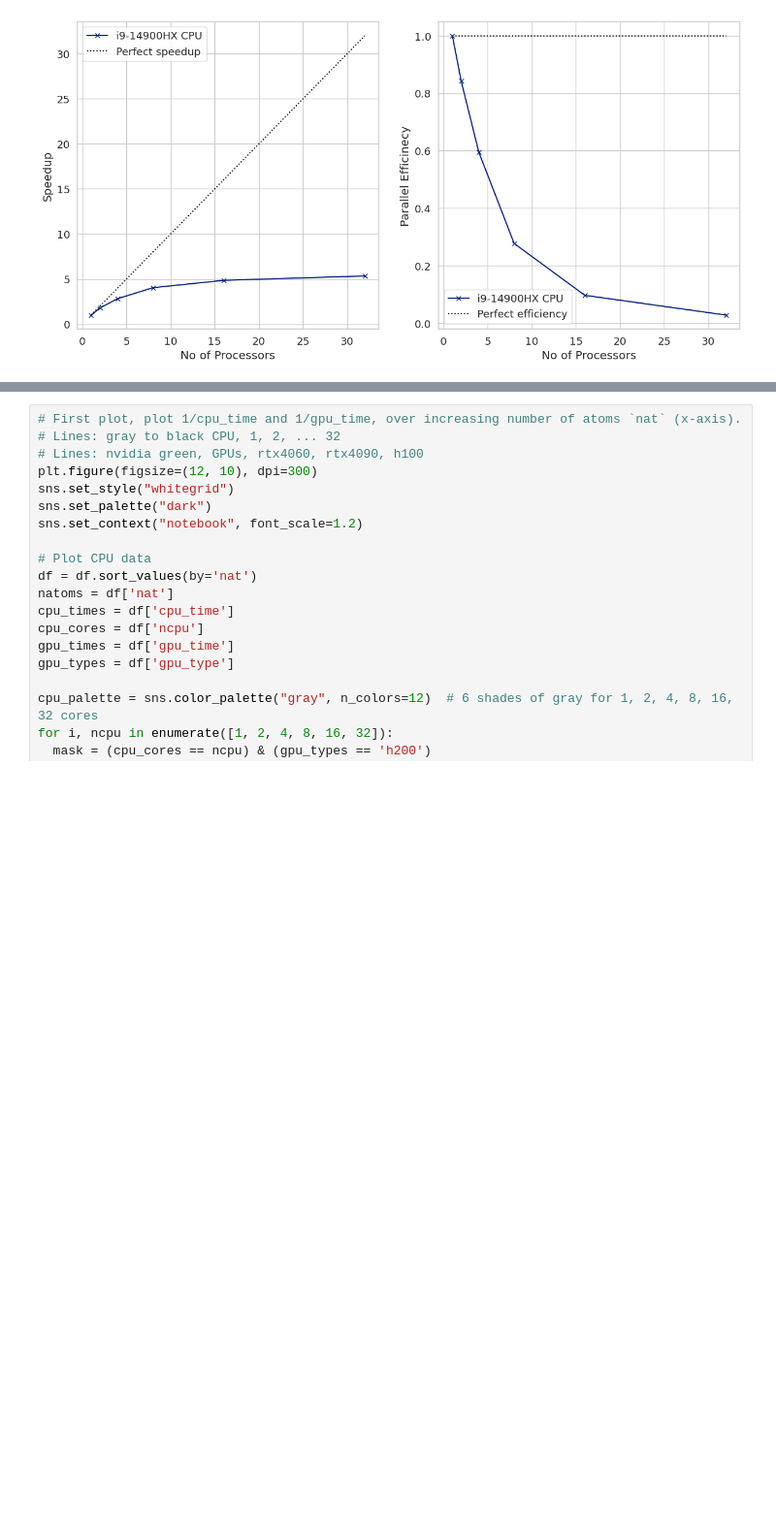
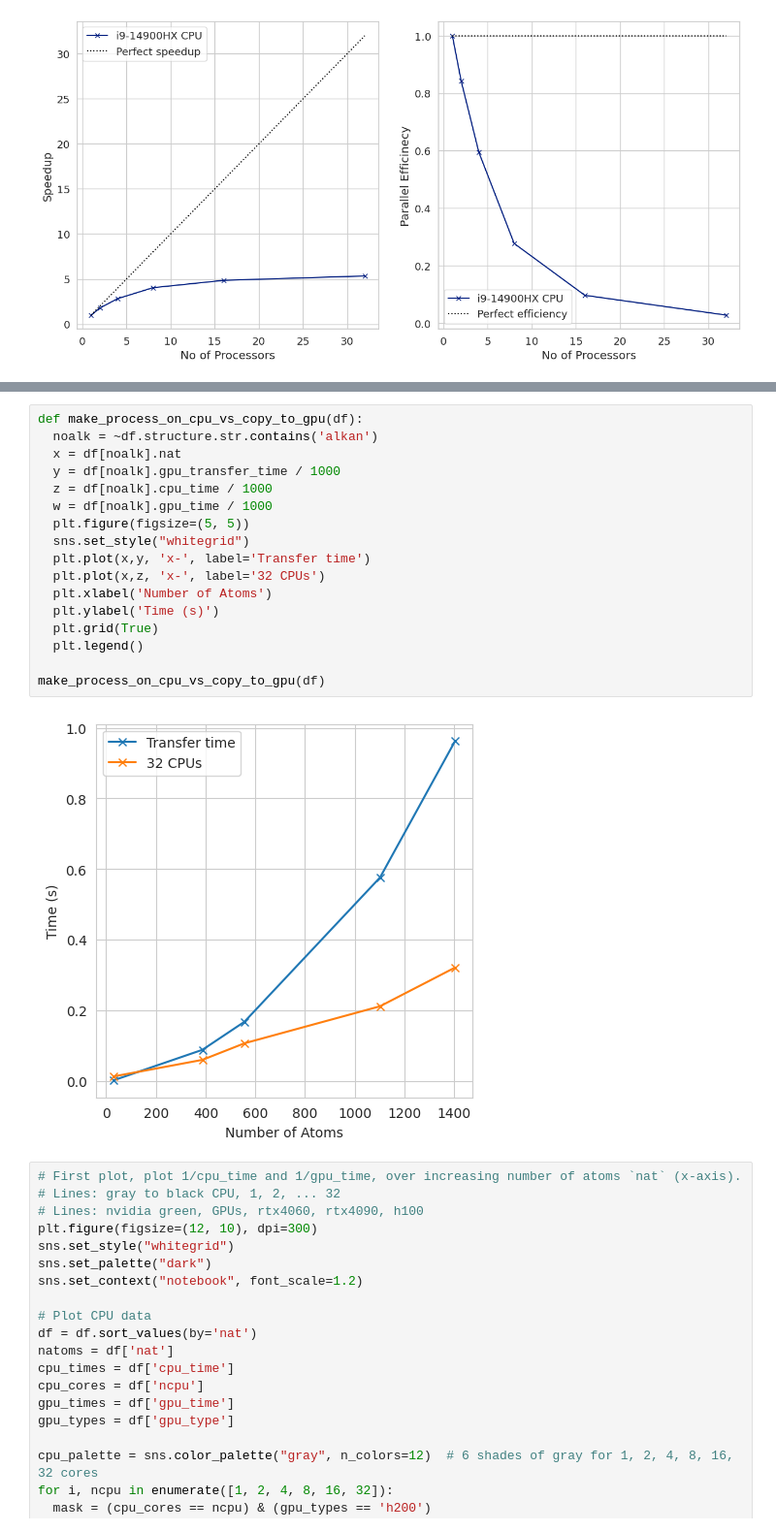
Before and after one commit to tornikeo/tblite, a Jupyter notebook: notes/make_figures.ipynb, the cells around one changed output, grey strips where cells are left out. Shown at 97% size. Cells and saved outputs as stored; diff of their text form; blank space fills up the shorter version.

Commit message:
Update figures

```diff
--- a/notes/make_figures.ipynb
+++ b/notes/make_figures.ipynb
@@ -130,3 +126,22 @@ df
+# %%
+def make_process_on_cpu_vs_copy_to_gpu(df):
+  noalk = ~df.structure.str.contains('alkan')
+  x = df[noalk].nat
+  y = df[noalk].gpu_transfer_time / 1000
+  z = df[noalk].cpu_time / 1000
+  w = df[noalk].gpu_time / 1000
+  plt.figure(figsize=(5, 5))
+  sns.set_style("whitegrid")
+  plt.plot(x,y, 'x-', label='Transfer time')
+  plt.plot(x,z, 'x-', label='32 CPUs')
+  plt.xlabel('Number of Atoms')
+  plt.ylabel('Time (s)')
+  plt.grid(True)
+  plt.legend()
+
+make_process_on_cpu_vs_copy_to_gpu(df)
+# %% [output]
+[figure, added]
 # %%
 # First plot, plot 1/cpu_time and 1/gpu_time, over increasing number of atoms `nat` (x-axis).
 # Lines: gray to black CPU, 1, 2, ... 32
```
Also changed, not shown: parts of 2 cells of this notebook, 6 other files.
